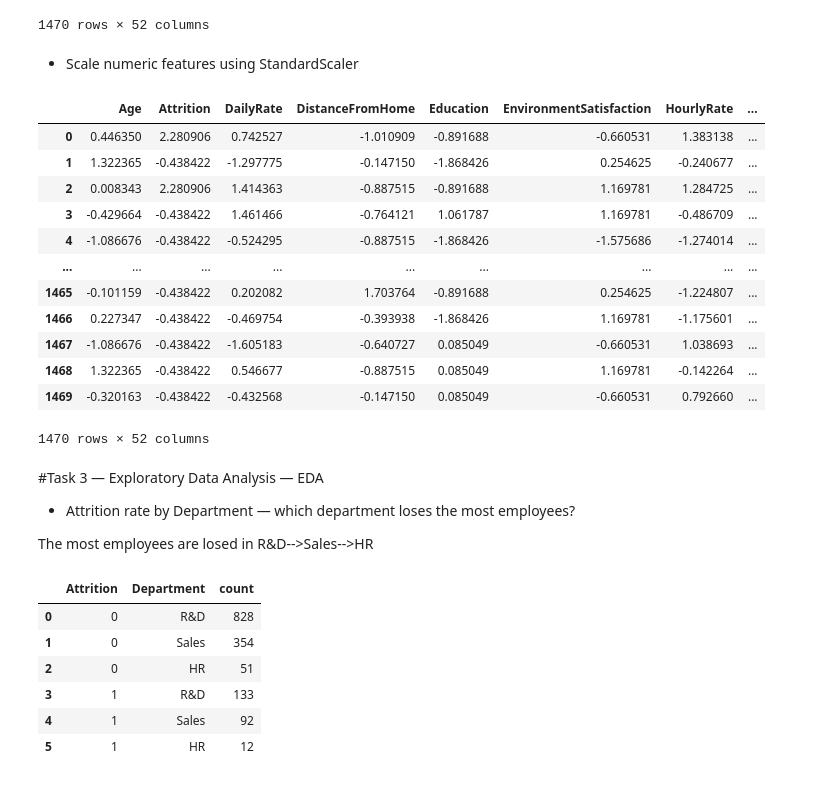
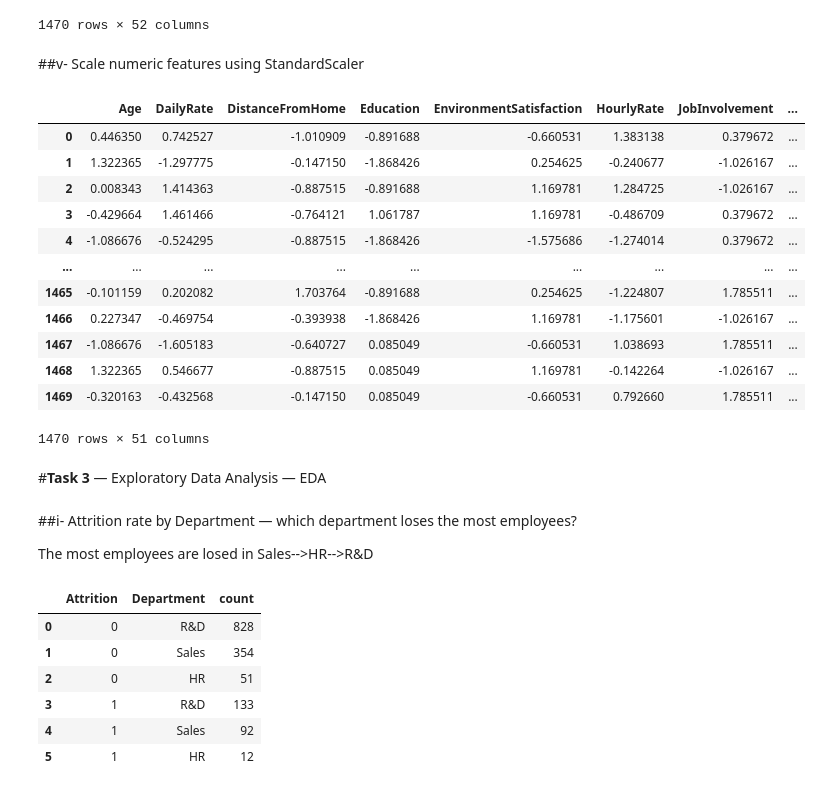
Before and after one commit to Optimus0205/Employee-Attrition, a Jupyter notebook: Project_2_Employee_Attrition_Prediction.ipynb, the cells around one changed output. Saved outputs shown, nothing was run; the diff lists cells and outputs as text; code cells hidden in the pictures.

```diff
--- a/Project_2_Employee_Attrition_Prediction.ipynb
+++ b/Project_2_Employee_Attrition_Prediction.ipynb
@@ -185,34 +187,39 @@ final_df
 | 1469 | 34 | 0 | 628 | 8 | 3 | 2 | 82 | ... |
 1470 rows × 52 columns
 # %% [markdown]
-- Scale numeric features using StandardScaler
+##v- Scale numeric features using StandardScaler
 # %%
 from sklearn.preprocessing import StandardScaler
 scaler=StandardScaler()
 
-df_scaled=scaler.fit_transform(final_df)
-df_scaled=pd.DataFrame(df_scaled,columns=final_df.columns)
-df_scaled
+y = final_df['Attrition']
+features_df = final_df.drop('Attrition', axis=1)
+
+scaler = StandardScaler()
+x = pd.DataFrame(scaler.fit_transform(features_df), columns=features_df.columns)
+
+x
 # %% [output]
-|  | Age | Attrition | DailyRate | DistanceFromHome | Education | EnvironmentSatisfaction | HourlyRate | ... |
-| 0 | 0.446350 | 2.280906 | 0.742527 | -1.010909 | -0.891688 | -0.660531 | 1.383138 | ... |
-| 1 | 1.322365 | -0.438422 | -1.297775 | -0.147150 | -1.868426 | 0.254625 | -0.240677 | ... |
-| 2 | 0.008343 | 2.280906 | 1.414363 | -0.887515 | -0.891688 | 1.169781 | 1.284725 | ... |
-| 3 | -0.429664 | -0.438422 | 1.461466 | -0.764121 | 1.061787 | 1.169781 | -0.486709 | ... |
-| 4 | -1.086676 | -0.438422 | -0.524295 | -0.887515 | -1.868426 | -1.575686 | -1.274014 | ... |
+|  | Age | DailyRate | DistanceFromHome | Education | EnvironmentSatisfaction | HourlyRate | JobInvolvement | ... |
+| 0 | 0.446350 | 0.742527 | -1.010909 | -0.891688 | -0.660531 | 1.383138 | 0.379672 | ... |
+| 1 | 1.322365 | -1.297775 | -0.147150 | -1.868426 | 0.254625 | -0.240677 | -1.026167 | ... |
+| 2 | 0.008343 | 1.414363 | -0.887515 | -0.891688 | 1.169781 | 1.284725 | -1.026167 | ... |
+| 3 | -0.429664 | 1.461466 | -0.764121 | 1.061787 | 1.169781 | -0.486709 | 0.379672 | ... |
+| 4 | -1.086676 | -0.524295 | -0.887515 | -1.868426 | -1.575686 | -1.274014 | 0.379672 | ... |
 | ... | ... | ... | ... | ... | ... | ... | ... | ... |
-| 1465 | -0.101159 | -0.438422 | 0.202082 | 1.703764 | -0.891688 | 0.254625 | -1.224807 | ... |
-| 1466 | 0.227347 | -0.438422 | -0.469754 | -0.393938 | -1.868426 | 1.169781 | -1.175601 | ... |
-| 1467 | -1.086676 | -0.438422 | -1.605183 | -0.640727 | 0.085049 | -0.660531 | 1.038693 | ... |
-| 1468 | 1.322365 | -0.438422 | 0.546677 | -0.887515 | 0.085049 | 1.169781 | -0.142264 | ... |
-| 1469 | -0.320163 | -0.438422 | -0.432568 | -0.147150 | 0.085049 | -0.660531 | 0.792660 | ... |
+| 1465 | -0.101159 | 0.202082 | 1.703764 | -0.891688 | 0.254625 | -1.224807 | 1.785511 | ... |
+| 1466 | 0.227347 | -0.469754 | -0.393938 | -1.868426 | 1.169781 | -1.175601 | -1.026167 | ... |
+| 1467 | -1.086676 | -1.605183 | -0.640727 | 0.085049 | -0.660531 | 1.038693 | 1.785511 | ... |
+| 1468 | 1.322365 | 0.546677 | -0.887515 | 0.085049 | 1.169781 | -0.142264 | -1.026167 | ... |
+| 1469 | -0.320163 | -0.432568 | -0.147150 | 0.085049 | -0.660531 | 0.792660 | 1.785511 | ... |
-1470 rows × 52 columns
+1470 rows × 51 columns
+# %% [markdown]
+#**Task 3** — Exploratory Data Analysis — EDA
 # %% [markdown]
-#Task 3 — Exploratory Data Analysis — EDA
-- Attrition rate by Department — which department loses the most employees?
+##i- Attrition rate by Department — which department loses the most employees?
 
 
-The most employees are losed in R&D-->Sales-->HR
+The most employees are losed in Sales-->HR-->R&D
 # %%
 df_department_status=df['Department'].groupby(df['Attrition']).value_counts().reset_index(name='count')
 df_department_status
```
Also changed, not shown: parts of 82 cells of this notebook.
